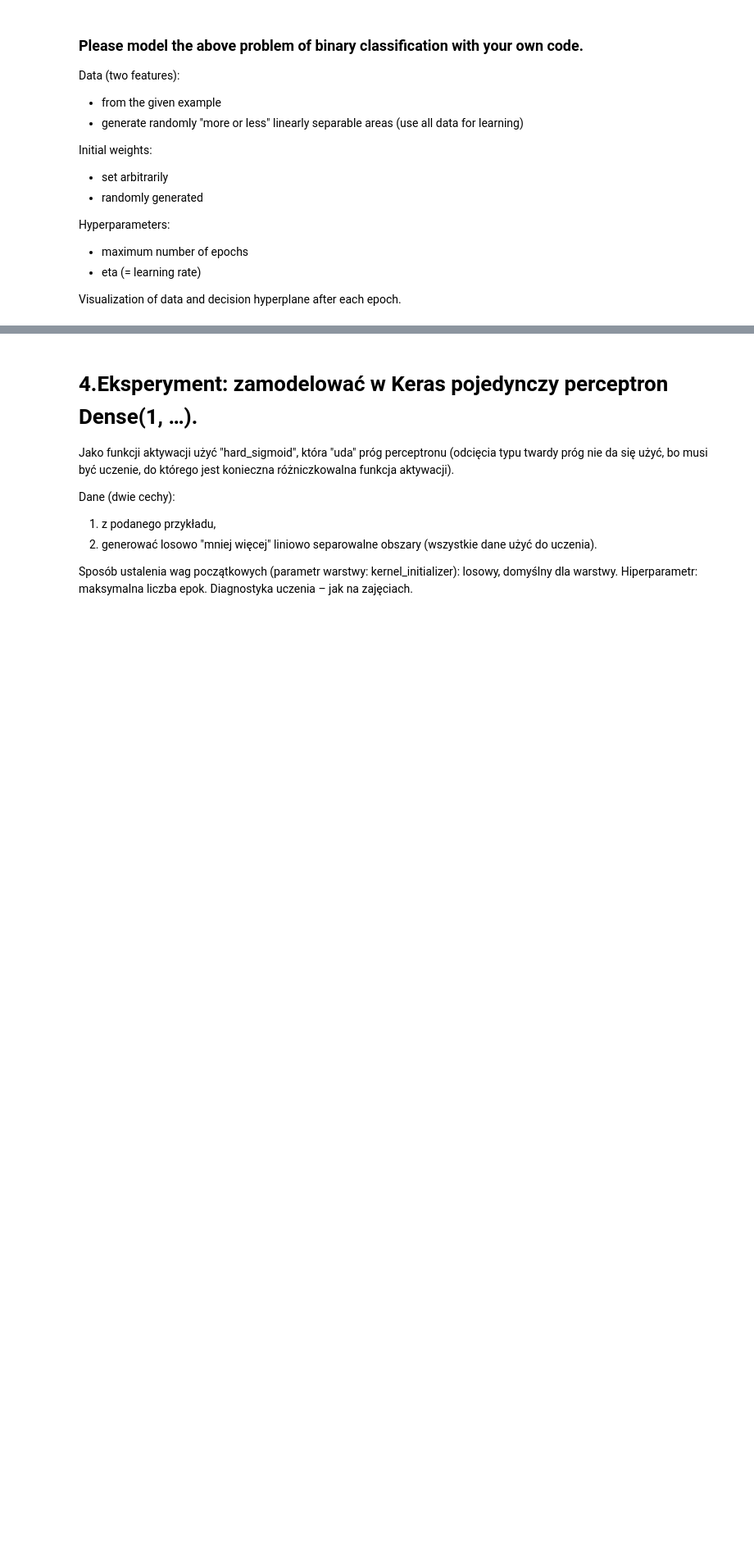
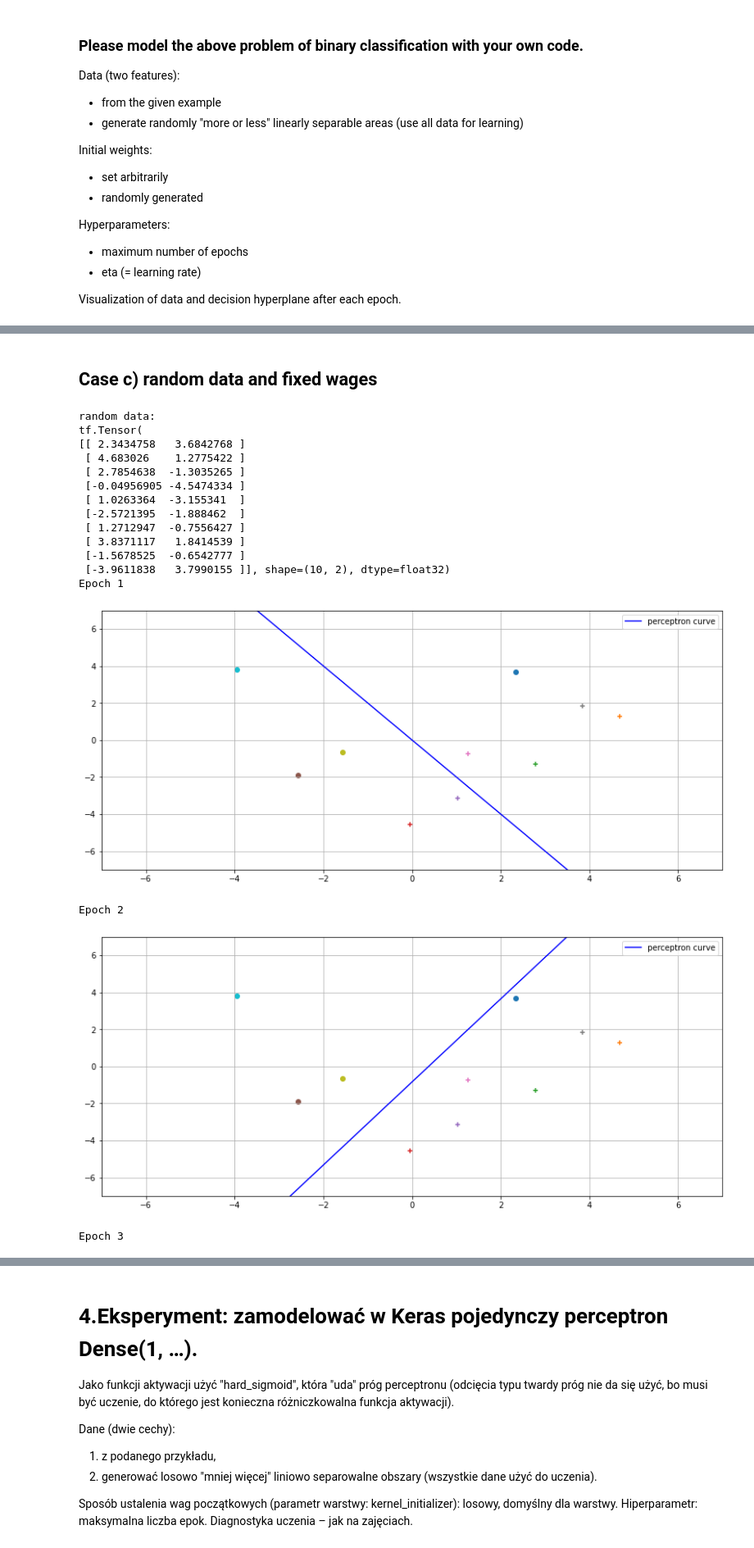
Before and after one commit to pajelonek/deep_learning_lab, a Jupyter notebook: lab1/Lab1.ipynb, the cells around one changed output, grey strips where cells are left out. Shown at 82% size. Cells and saved outputs as stored; diff of their text form; code cells hidden in the pictures; blank space fills up the shorter version.

```diff
--- a/lab1/Lab1.ipynb
+++ b/lab1/Lab1.ipynb
@@ -559,0 +595,38 @@ Epoch 3
+# %% [markdown]
+## Case c) random data and fixed wages
+# %%
+def generate_random_data(fc: Callable = lambda x:x, points: int = 10, min_x: float = -5.0, max_x: float = 5.0, min_y: float = -5.0, max_y: float = 5.0):
+    generated_points = []
+    generated_results = []
+    for _ in range(points):
+        x1 = generate_random_wages(min_x, max_x)
+        x2 = generate_random_wages(min_y, max_y)
+        generated_points.append([x1, x2])
+        result = '+' if fc(x1) > x2 else 'o'
+        generated_results.append(result)
+    return tf.convert_to_tensor(generated_points, dtype=tf.float32), generated_results
+# %%
+random_data, given_result = generate_random_data()
+fixed_wages = tf.constant([0.0, 1.0, 0.5])
+print("random data:")
+print(random_data)
+simple_perceptron = SimplePerceptron(epochs=10, lr0=0.0, wages=fixed_wages)
+simple_perceptron.fit(random_data, given_result)
+# %% [output]
+random data:
+tf.Tensor(
+[[ 2.3434758   3.6842768 ]
+ [ 4.683026    1.2775422 ]
+ [ 2.7854638  -1.3035265 ]
+ [-0.04956905 -4.5474334 ]
+ [ 1.0263364  -3.155341  ]
+ [-2.5721395  -1.888462  ]
+ [ 1.2712947  -0.7556427 ]
+ [ 3.8371117   1.8414539 ]
+ [-1.5678525  -0.6542777 ]
+ [-3.9611838   3.7990155 ]], shape=(10, 2), dtype=float32)
+Epoch 1
+[figure, added]
+Epoch 2
+[figure, added]
+Epoch 3
```
Also changed, not shown: parts of 12 cells of this notebook.
